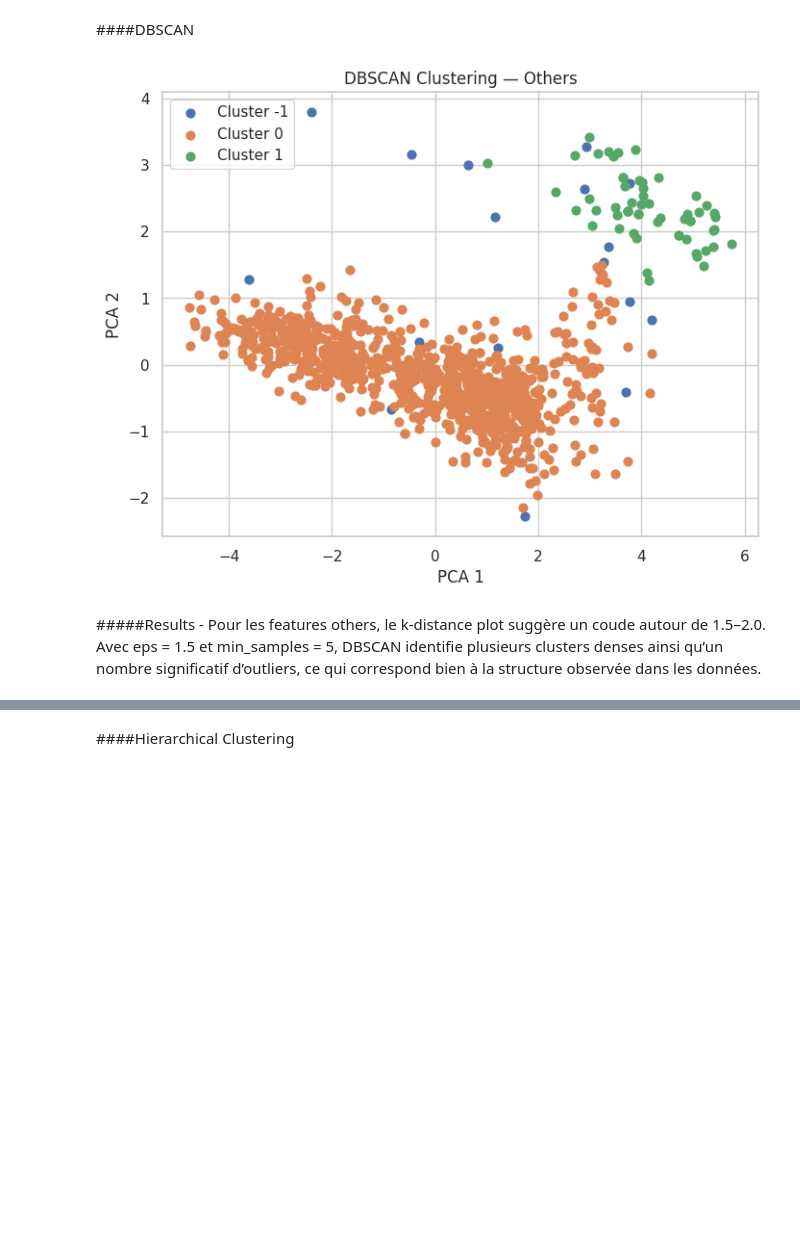
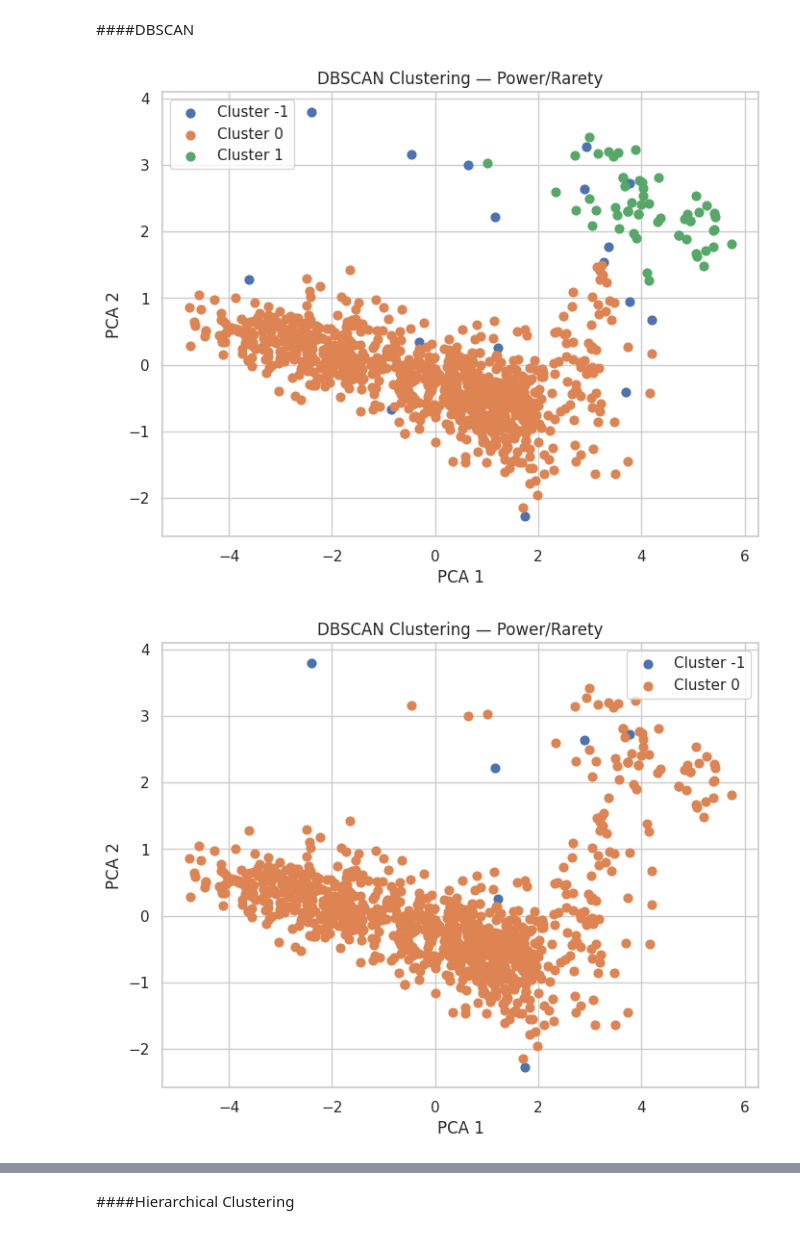
Before and after one commit to NathanaelLUCETTE/projet_ML, a Jupyter notebook: pokemon_clustering_project.ipynb, the cells around one changed output, grey strips where cells are left out. Drawn from its saved outputs; the diff is of its cells as text; code cells hidden in the pictures; blank space fills up the shorter version.

```diff
--- a/pokemon_clustering_project.ipynb
+++ b/pokemon_clustering_project.ipynb
@@ -703,9 +707,8 @@ Therefore, k = 3 is optimal from a metric‑based perspective, but k = 4 offers
 # %% [markdown]
 ####DBSCAN
 # %%
-labels_others_2 = run_dbscan(df_power_scaled, eps = 1.5, min_samples=5, title="Others")
+labels_power_dbscan = run_dbscan(df_power_scaled, eps = 1.5, min_samples=5, title="Power/Rarety")
+labels_power_dbscan = run_dbscan(df_power_scaled, eps = 2.5, min_samples=5, title="Power/Rarety")
 # %% [output]
-[figure, old version]
+[figure, new version]
+[figure, added]
-# %% [markdown]
-#####Results -
-Pour les features others, le k‑distance plot suggère un coude autour de 1.5–2.0. Avec eps = 1.5 et min_samples = 5, DBSCAN identifie plusieurs clusters denses ainsi qu’un nombre significatif d’outliers, ce qui correspond bien à la structure observée dans les données.
```
Also changed, not shown: parts of 44 cells of this notebook.
